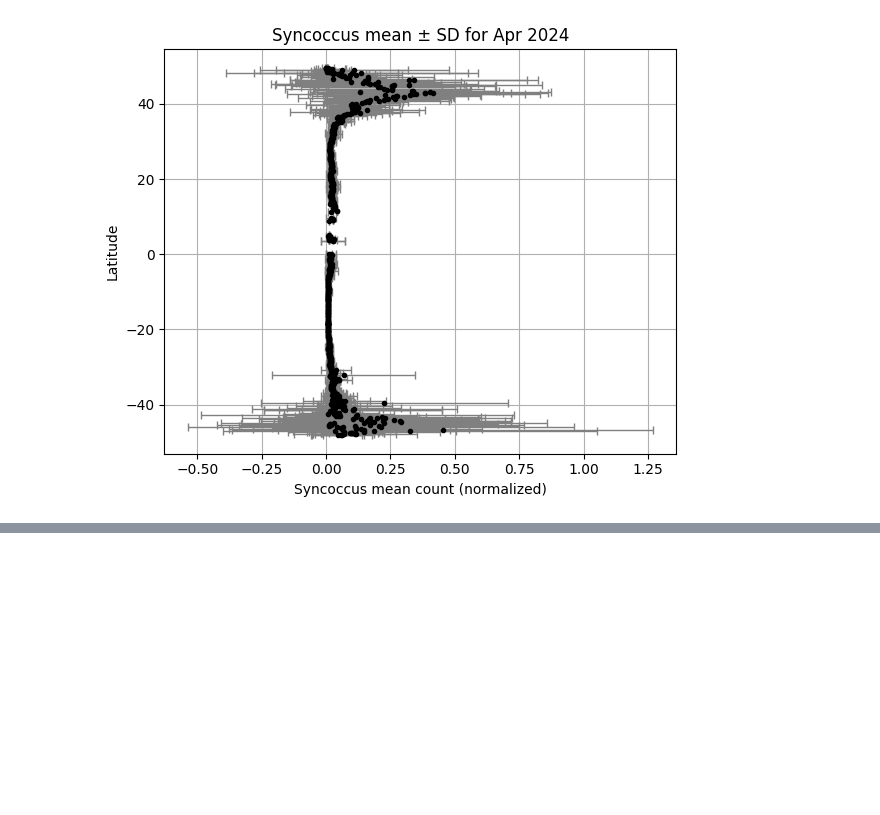
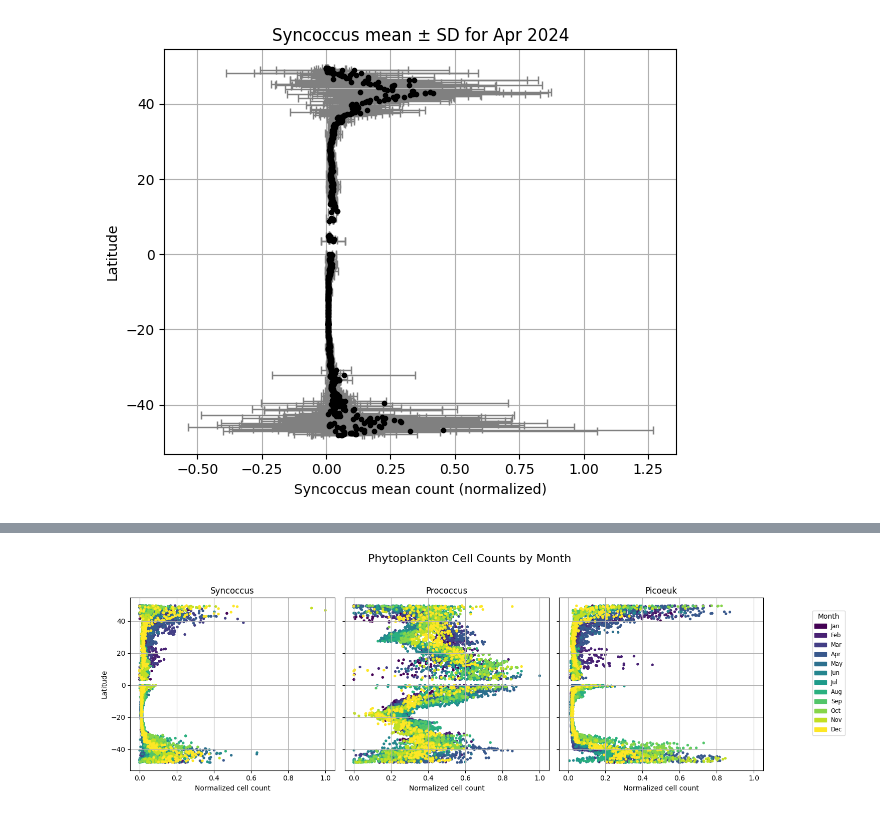
Before and after one commit to pedmondlerner/phytoSTEW, a Jupyter notebook: Team/Olivia/MOANA_Transect_Extraction.ipynb, the cells around one changed output, grey strips where cells are left out. Drawn from its saved outputs; the diff is of its cells as text; code cells hidden in the pictures; blank space fills up the shorter version.

```diff
--- a/Team/Olivia/MOANA_Transect_Extraction.ipynb
+++ b/Team/Olivia/MOANA_Transect_Extraction.ipynb
@@ -606,0 +483,61 @@ plt.show()
+# %%
+# Prepare month info
+df_all["month_dt"] = pd.to_datetime(df_all["month_year"], format="%b %Y")
+df_all["month_name"] = df_all["month_dt"].dt.strftime("%b")
+df_all["month_num"] = df_all["month_dt"].dt.month
+
+# Get sorted unique months
+unique_months = (
+    df_all[["month_name", "month_num"]]
+    .drop_duplicates()
+    .sort_values("month_num")
+    .reset_index(drop=True)
+)
+month_ordered = unique_months["month_name"].tolist()
+n_months = len(month_ordered)
+
+# Assign color to each month
+colors = cm.viridis(np.linspace(0, 1, n_months))
+month_color_map = dict(zip(month_ordered, colors))
+
+# Set up 3 facets: one per phytoplankton group
+groups = ["syncoccus", "prococcus", "picoeuk"]
+fig, axes = plt.subplots(1, 3, figsize=(15, 5), sharex=True, sharey=True)
+
+for ax, group in zip(axes, groups):
+    df_group = df_all[df_all["value"] == group]
+
+    for month in month_ordered:
+        df_month = df_group[df_group["month_name"] == month]
+        if not df_month.empty:
+            ax.scatter(
+                df_month["mean"],
+                df_month["Lat"],
+                color=month_color_map[month],
+                s=15,
+                edgecolor="none",
+                label=month
+            )
+
+    ax.set_title(group.capitalize())
+    ax.set_xlabel("Normalized cell count")
+    ax.grid(True)
+
+axes[0].set_ylabel("Latitude")
+
+# Custom legend
+legend_patches = [mpatches.Patch(color=month_color_map[m], label=m) for m in month_ordered]
+fig.legend(
+    handles=legend_patches,
+    title="Month",
+    loc="center right",
+    fontsize="small",
+    title_fontsize="medium"
+)
+
+plt.suptitle("Phytoplankton Cell Counts by Month", fontsize=16)
+plt.tight_layout(rect=[0, 0, 0.9, 0.95])
+plt.savefig("Figures/syn_pro_pico_month_overlay.png", dpi=300)
+plt.show()
+# %% [output]
+[figure, added]
```
Also changed, not shown: parts of 12 cells of this notebook, 6 other files.
